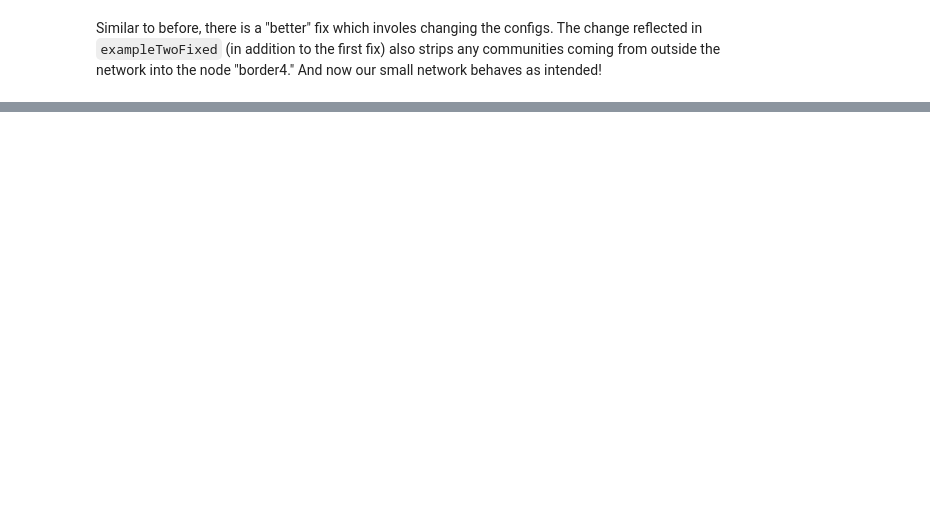
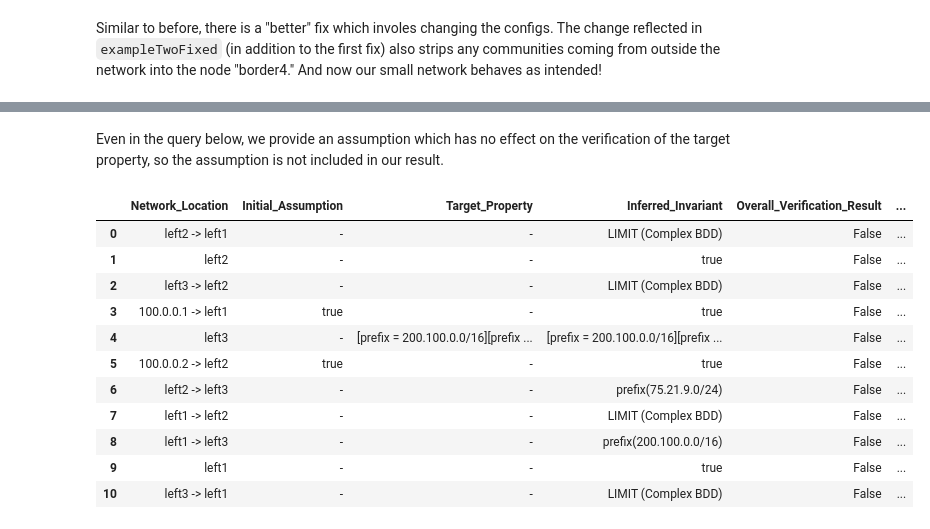
Before and after one commit to ana-brendel/batfish, a Jupyter notebook: verification/VerificationExamples.ipynb, the cells around one changed output, grey strips where cells are left out. Drawn from its saved outputs; the diff is of its cells as text; code cells hidden in the pictures; blank space fills up the shorter version.

```diff
--- a/verification/VerificationExamples.ipynb
+++ b/verification/VerificationExamples.ipynb
@@ -331,0 +419,25 @@ This isn't super useful. The bug arises from flipping communities in one of the
+# %% [markdown]
+Even in the query below, we provide an assumption which has no effect on the verification of the target property, so the assumption is not included in our result.
+# %%
+networkName = "exampleFour_network"
+snapshotName = "exampleFour_snapshot"
+snapshotPath = "snapshots/exampleFour"
+
+target = LocationPropertyPair(location="left3",property=[Clause(communities=[],prefixes=["200.100.0.0/16"]),Clause(communities=[],prefixes=["75.21.9.0/24"])])
+assumption = LocationPropertyPair(location="right2",property=[Clause(communities=[],prefixes=["!1.0.0.0/8"])])
+query = VerificationQuery(target=target,assumptions=[assumption])
+
+runAndDisplay(networkName,snapshotName,snapshotPath,query,show_all=True)
+# %% [output]
+|  | Network_Location | Initial_Assumption | Target_Property | Inferred_Invariant | Overall_Verification_Result | ... |
+| 0 | left2 -> left1 | - | - | LIMIT (Complex BDD) | False | ... |
+| 1 | left2 | - | - | true | False | ... |
+| 2 | left3 -> left2 | - | - | LIMIT (Complex BDD) | False | ... |
+| 3 | 100.0.0.1 -> left1 | true | - | true | False | ... |
+| 4 | left3 | - | [prefix = 200.100.0.0/16][prefix ... | [prefix = 200.100.0.0/16][prefix ... | False | ... |
+| 5 | 100.0.0.2 -> left2 | true | - | true | False | ... |
+| 6 | left2 -> left3 | - | - | prefix(75.21.9.0/24) | False | ... |
+| 7 | left1 -> left2 | - | - | LIMIT (Complex BDD) | False | ... |
+| 8 | left1 -> left3 | - | - | prefix(200.100.0.0/16) | False | ... |
+| 9 | left1 | - | - | true | False | ... |
+| 10 | left3 -> left1 | - | - | LIMIT (Complex BDD) | False | ... |
```
Also changed, not shown: parts of 29 cells of this notebook, 21 other files.
